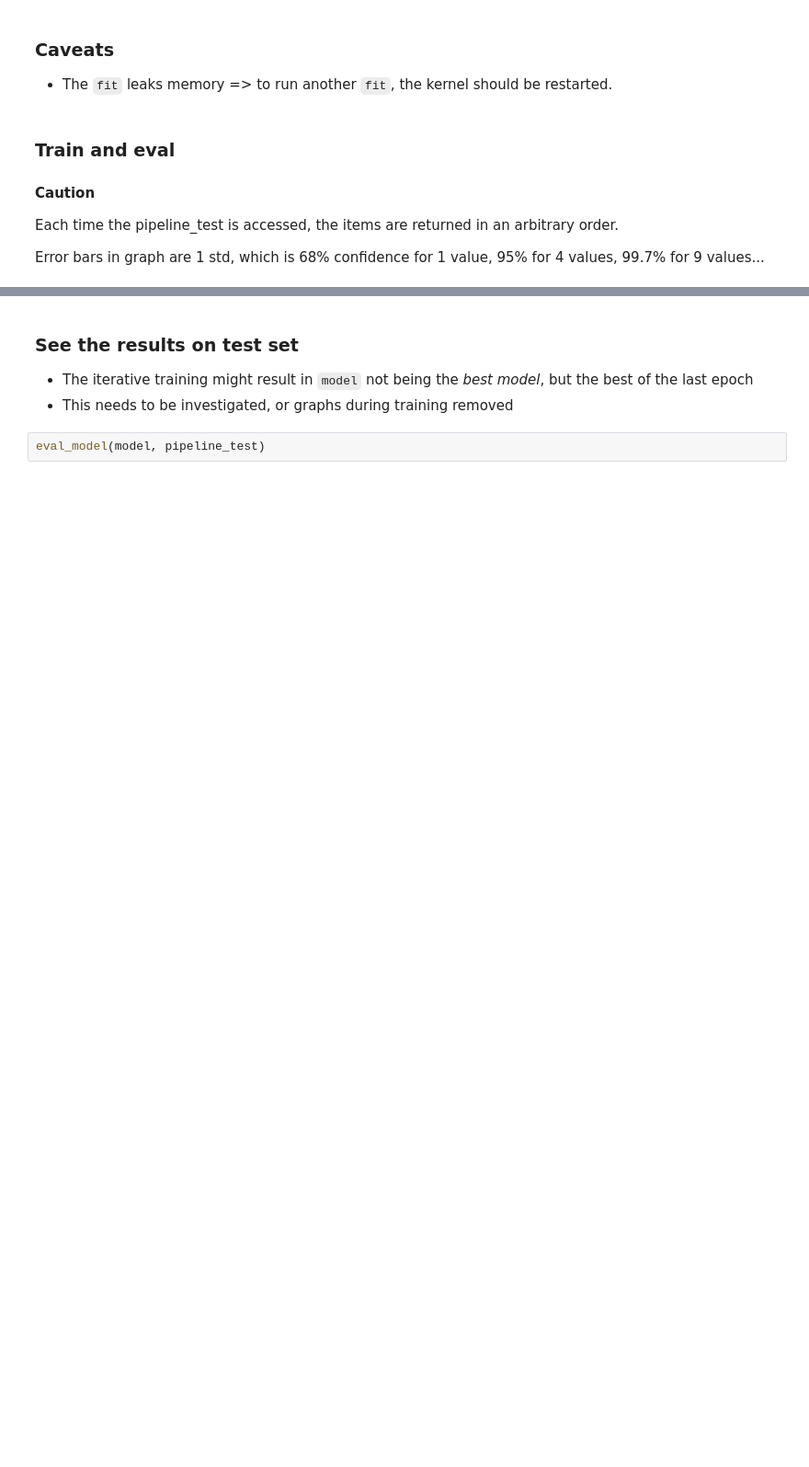
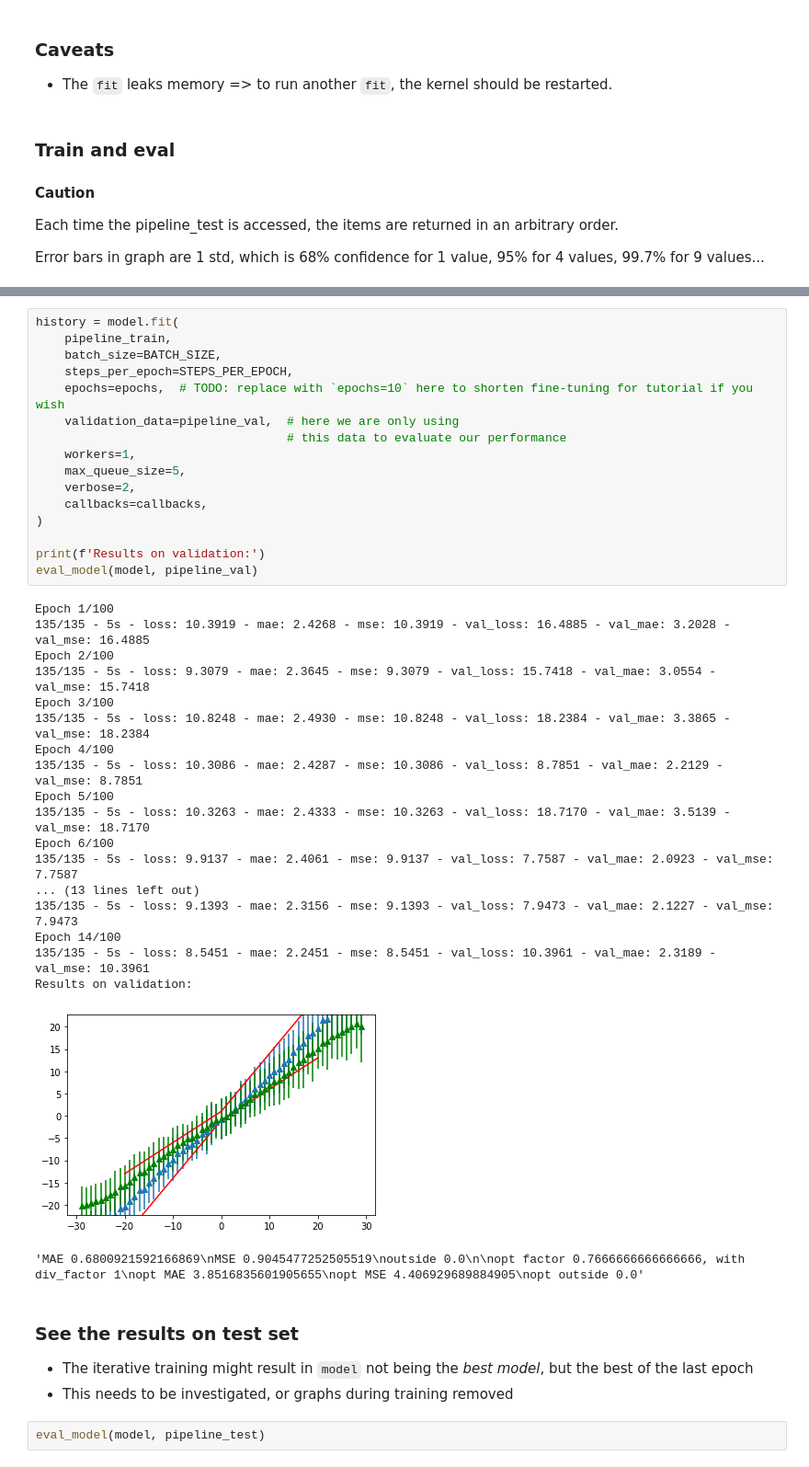
Before and after one commit to ronaldluc/PillPy, a Jupyter notebook: src/train/tf_full_pipe_train.ipynb, the cells around one changed output, grey strips where cells are left out. Shown at 92% size. Cells and saved outputs as stored; diff of their text form; blank space fills up the shorter version.

```diff
--- a/src/train/tf_full_pipe_train.ipynb
+++ b/src/train/tf_full_pipe_train.ipynb
@@ -586,3 +456,39 @@ KeyboardInterrupt:
+# %%
+history = model.fit(
+    pipeline_train,
+    batch_size=BATCH_SIZE,
+    steps_per_epoch=STEPS_PER_EPOCH,
+    epochs=epochs,  # TODO: replace with `epochs=10` here to shorten fine-tuning for tutorial if you wish
+    validation_data=pipeline_val,  # here we are only using
+                                   # this data to evaluate our performance
+    workers=1,
+    max_queue_size=5,
+    verbose=2,
+    callbacks=callbacks,
+)
+
+print(f'Results on validation:')
+eval_model(model, pipeline_val)
+# %% [output]
+Epoch 1/100
+135/135 - 5s - loss: 10.3919 - mae: 2.4268 - mse: 10.3919 - val_loss: 16.4885 - val_mae: 3.2028 - val_mse: 16.4885
+Epoch 2/100
+135/135 - 5s - loss: 9.3079 - mae: 2.3645 - mse: 9.3079 - val_loss: 15.7418 - val_mae: 3.0554 - val_mse: 15.7418
+Epoch 3/100
+135/135 - 5s - loss: 10.8248 - mae: 2.4930 - mse: 10.8248 - val_loss: 18.2384 - val_mae: 3.3865 - val_mse: 18.2384
+Epoch 4/100
+135/135 - 5s - loss: 10.3086 - mae: 2.4287 - mse: 10.3086 - val_loss: 8.7851 - val_mae: 2.2129 - val_mse: 8.7851
+Epoch 5/100
+135/135 - 5s - loss: 10.3263 - mae: 2.4333 - mse: 10.3263 - val_loss: 18.7170 - val_mae: 3.5139 - val_mse: 18.7170
+Epoch 6/100
+135/135 - 5s - loss: 9.9137 - mae: 2.4061 - mse: 9.9137 - val_loss: 7.7587 - val_mae: 2.0923 - val_mse: 7.7587
+... (13 lines left out)
+135/135 - 5s - loss: 9.1393 - mae: 2.3156 - mse: 9.1393 - val_loss: 7.9473 - val_mae: 2.1227 - val_mse: 7.9473
+Epoch 14/100
+135/135 - 5s - loss: 8.5451 - mae: 2.2451 - mse: 8.5451 - val_loss: 10.3961 - val_mae: 2.3189 - val_mse: 10.3961
+Results on validation:
+[figure, added]
+'MAE 0.6800921592166869\nMSE 0.9045477252505519\noutside 0.0\n\nopt factor 0.7666666666666666, with div_factor 1\nopt MAE 3.8516835601905655\nopt MSE 4.406929689884905\nopt outside 0.0'
 # %% [markdown]
 ### See the results on test set
 - The iterative training might result in `model` not being the *best model*, but the best of the last epoch
```
Also changed, not shown: parts of 31 cells of this notebook, 6 other files.
